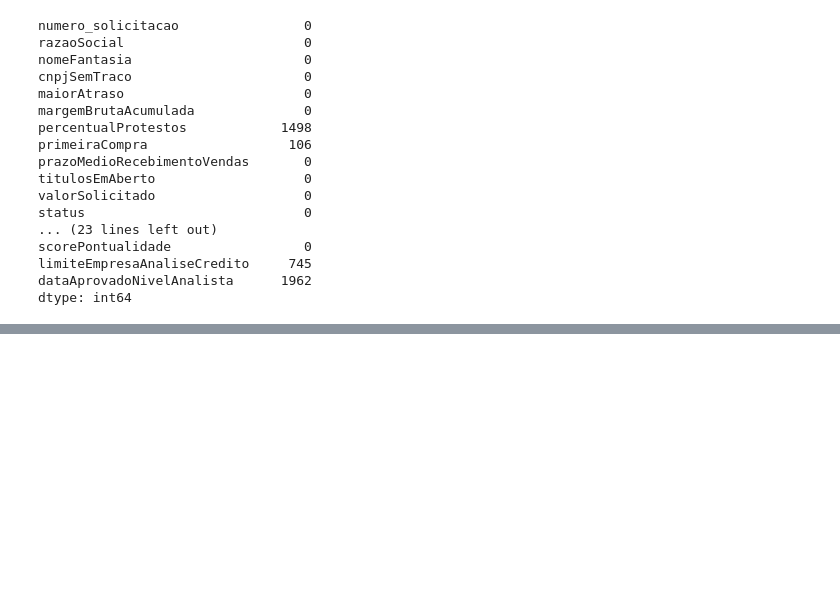
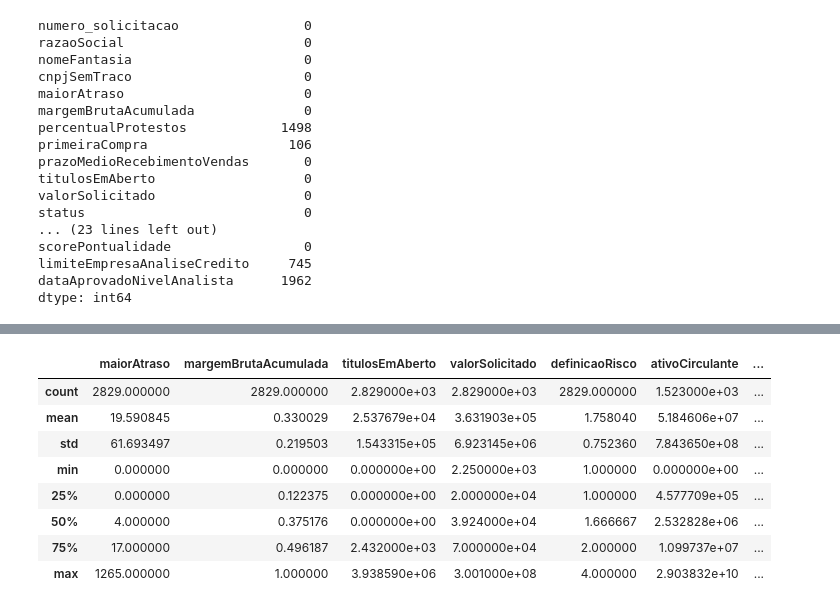
Before and after one commit to MBA-IA-GROUP-A/bootcamp, a Jupyter notebook: nootbooks/cluster.ipynb, the cells around one changed output, grey strips where cells are left out. Saved outputs shown, nothing was run; the diff lists cells and outputs as text; code cells hidden in the pictures; blank space fills up the shorter version.

```diff
--- a/nootbooks/cluster.ipynb
+++ b/nootbooks/cluster.ipynb
@@ -48,0 +203,12 @@ dtype: int64
+# %%
+df.describe()
+# %% [output]
+|  | maiorAtraso | margemBrutaAcumulada | titulosEmAberto | valorSolicitado | definicaoRisco | ativoCirculante | ... |
+| count | 2829.000000 | 2829.000000 | 2.829000e+03 | 2.829000e+03 | 2829.000000 | 1.523000e+03 | ... |
+| mean | 19.590845 | 0.330029 | 2.537679e+04 | 3.631903e+05 | 1.758040 | 5.184606e+07 | ... |
+| std | 61.693497 | 0.219503 | 1.543315e+05 | 6.923145e+06 | 0.752360 | 7.843650e+08 | ... |
+| min | 0.000000 | 0.000000 | 0.000000e+00 | 2.250000e+03 | 1.000000 | 0.000000e+00 | ... |
+| 25% | 0.000000 | 0.122375 | 0.000000e+00 | 2.000000e+04 | 1.000000 | 4.577709e+05 | ... |
+| 50% | 4.000000 | 0.375176 | 0.000000e+00 | 3.924000e+04 | 1.666667 | 2.532828e+06 | ... |
+| 75% | 17.000000 | 0.496187 | 2.432000e+03 | 7.000000e+04 | 2.000000 | 1.099737e+07 | ... |
+| max | 1265.000000 | 1.000000 | 3.938590e+06 | 3.001000e+08 | 4.000000 | 2.903832e+10 | ... |
```
Also changed, not shown: parts of 18 cells of this notebook.
